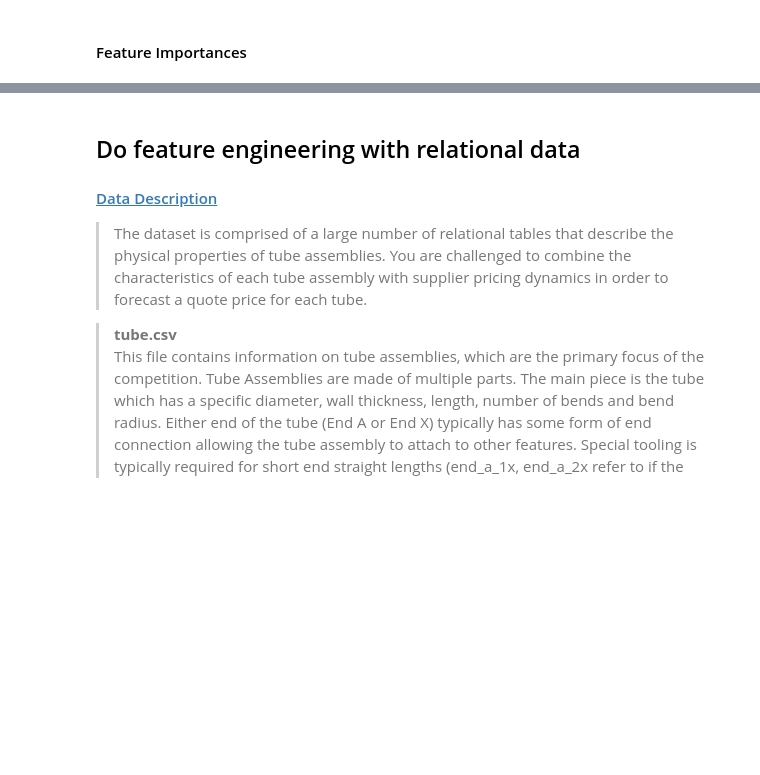
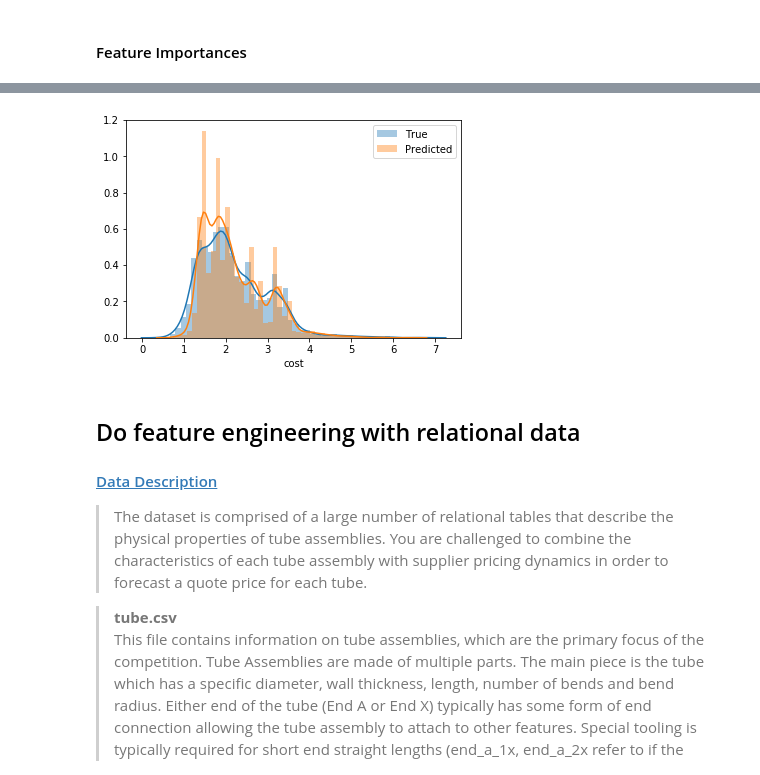
Before and after one commit to LambdaSchool/DEPRECATED-DS-Unit-2-Applied-Modeling, a Jupyter notebook: module1-log-linear-regression/enrique_log_linear_regression.ipynb, the cells around one changed output, grey strips where cells are left out. Drawn from its saved outputs; the diff is of its cells as text; code cells hidden in the pictures; blank space fills up the shorter version.

```diff
--- a/module1-log-linear-regression/enrique_log_linear_regression.ipynb
+++ b/module1-log-linear-regression/enrique_log_linear_regression.ipynb
@@ -549,3 +632,10 @@ ax.plot(X, y_pred);
+# %%
+import matplotlib.pyplot as plt
+sns.distplot(y_val_log, label='True')
+sns.distplot(y_pred_log, label='Predicted')
+plt.legend();
+# %% [output]
+[figure, added]
 # %% [markdown]
 ## Do feature engineering with relational data
 
```
Also changed, not shown: parts of 24 cells of this notebook.
